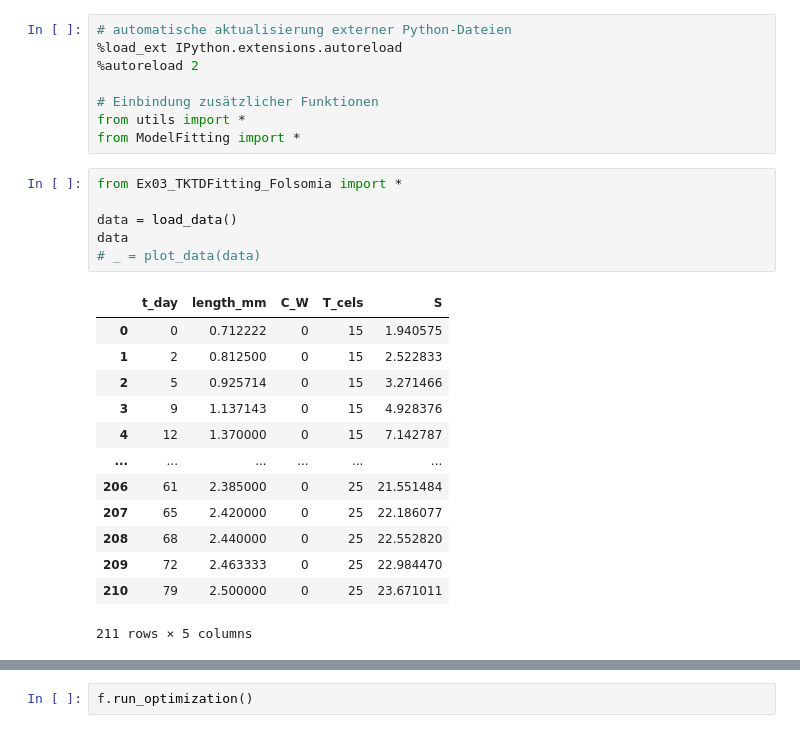
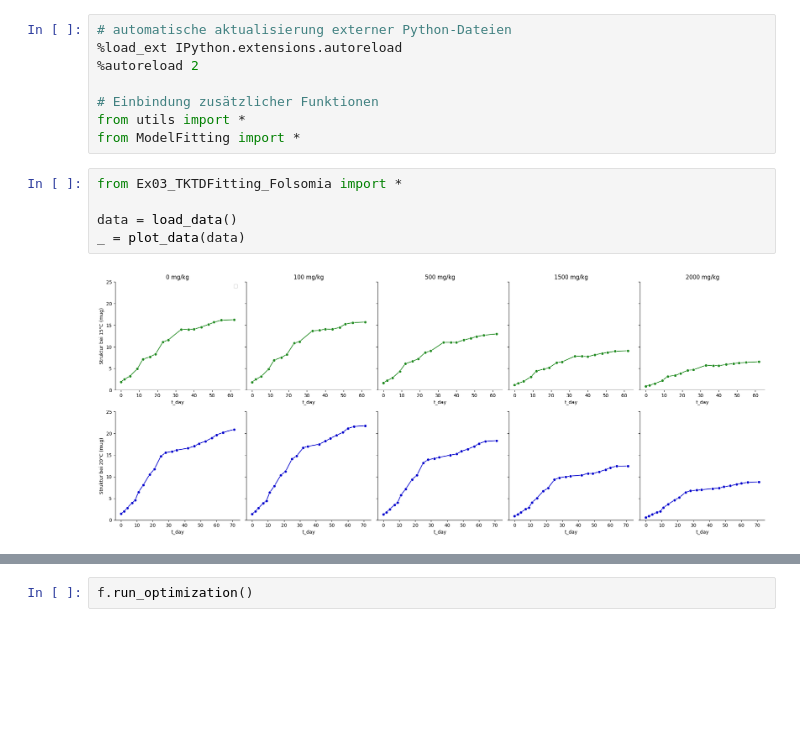
Before and after one commit to EllaRothe/mempyDEB, a Jupyter notebook: Folsomia_TKTD.ipynb, the cells around one changed output, grey strips where cells are left out. Cells and saved outputs as stored; diff of their text form; blank space fills up the shorter version.

```diff
--- a/Folsomia_TKTD.ipynb
+++ b/Folsomia_TKTD.ipynb
@@ -26,20 +26,7 @@ from ModelFitting import *
 # %%
 from Ex03_TKTDFitting_Folsomia import *
 
 data = load_data()
-data
-# _ = plot_data(data)
+_ = plot_data(data)
 # %% [output]
-|  | t_day | length_mm | C_W | T_cels | S |
-| 0 | 0 | 0.712222 | 0 | 15 | 1.940575 |
-| 1 | 2 | 0.812500 | 0 | 15 | 2.522833 |
-| 2 | 5 | 0.925714 | 0 | 15 | 3.271466 |
-| 3 | 9 | 1.137143 | 0 | 15 | 4.928376 |
-| 4 | 12 | 1.370000 | 0 | 15 | 7.142787 |
-| ... | ... | ... | ... | ... | ... |
-| 206 | 61 | 2.385000 | 0 | 25 | 21.551484 |
-| 207 | 65 | 2.420000 | 0 | 25 | 22.186077 |
-| 208 | 68 | 2.440000 | 0 | 25 | 22.552820 |
-| 209 | 72 | 2.463333 | 0 | 25 | 22.984470 |
-| 210 | 79 | 2.500000 | 0 | 25 | 23.671011 |
-211 rows × 5 columns
+[figure, added]
```
Also changed, not shown: parts of 9 cells of this notebook, 2 other files.
